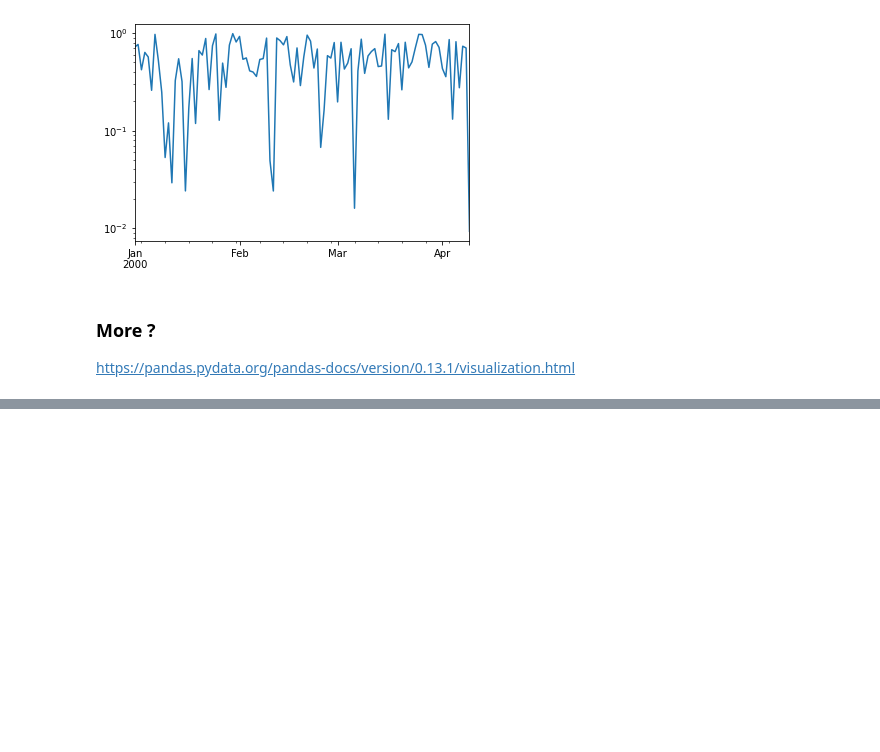
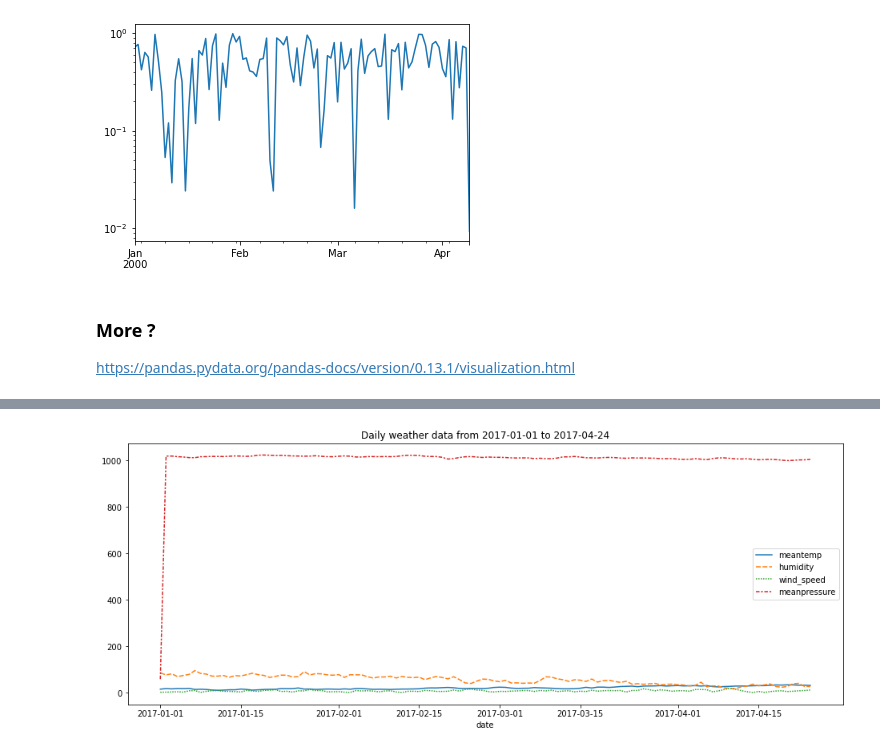
Before and after one commit to malkaguillot/ECON2206-Data-Management-2022, a Jupyter notebook: practice/2-intro-pandas/Visualization.ipynb, the cells around one changed output, grey strips where cells are left out. Saved outputs shown, nothing was run; the diff lists cells and outputs as text; code cells hidden in the pictures; blank space fills up the shorter version.

Commit message:
update visualization notebook

```diff
--- a/practice/2-intro-pandas/Visualization.ipynb
+++ b/practice/2-intro-pandas/Visualization.ipynb
@@ -174,0 +177,6 @@ https://pandas.pydata.org/pandas-docs/version/0.13.1/visualization.html
+# %%
+import seaborn as sns
+
+wine_reviews = pd.read_csv("winemag-data-130k-v2.csv", index_col=0).dropna(subset=['country'])
+climate_data = pd.read_csv("climate.csv", index_col="date", parse_dates=True)
+climate_data.head()
@@ -174,0 +201,10 @@ https://pandas.pydata.org/pandas-docs/version/0.13.1/visualization.html
+# %%
+# Set the figure with matplotlib, and set width and height with "figsize"
+plt.figure(figsize=(16,6))
+
+# Add title
+plt.title("Daily weather data from 2017-01-01 to 2017-04-24")
+
+sns.lineplot(data=climate_data);
+# %% [output]
+[figure, added]
```
Also changed, not shown: parts of 19 cells of this notebook, 8 other files.
